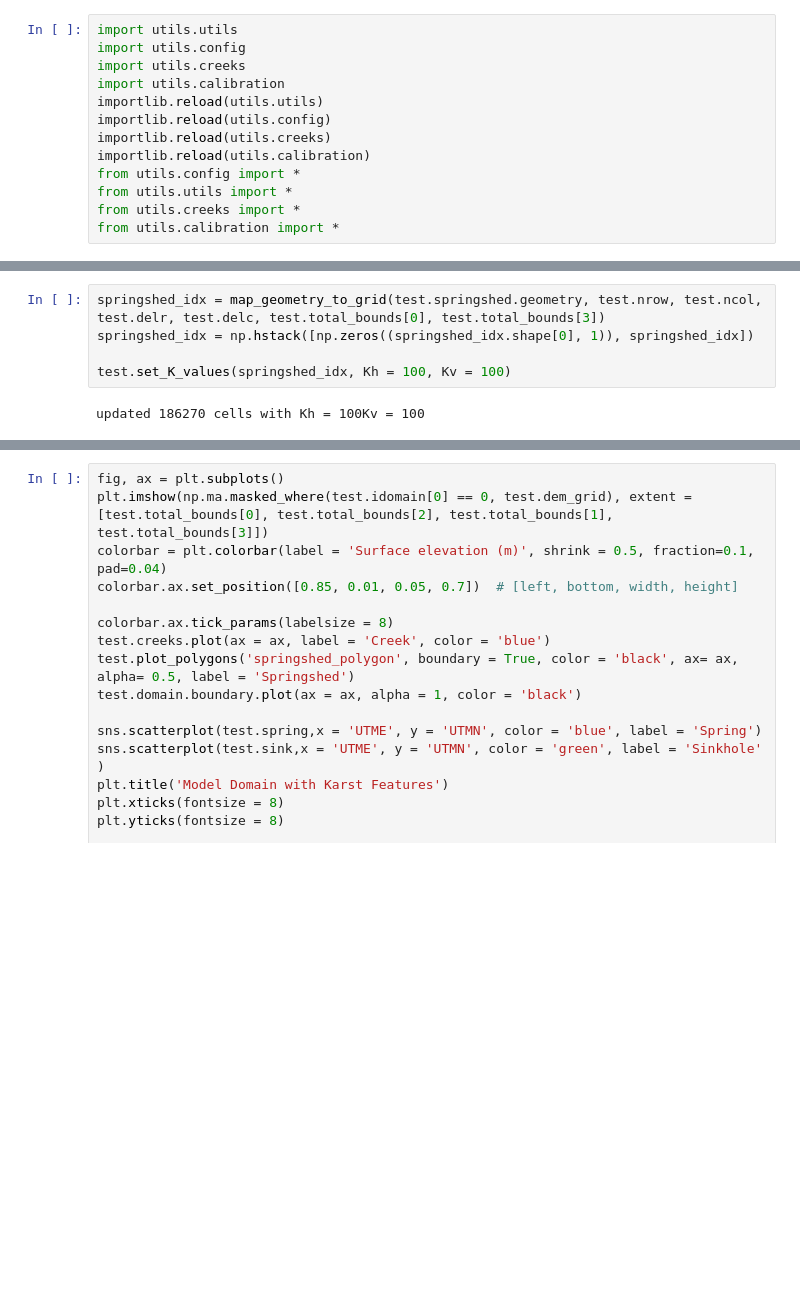
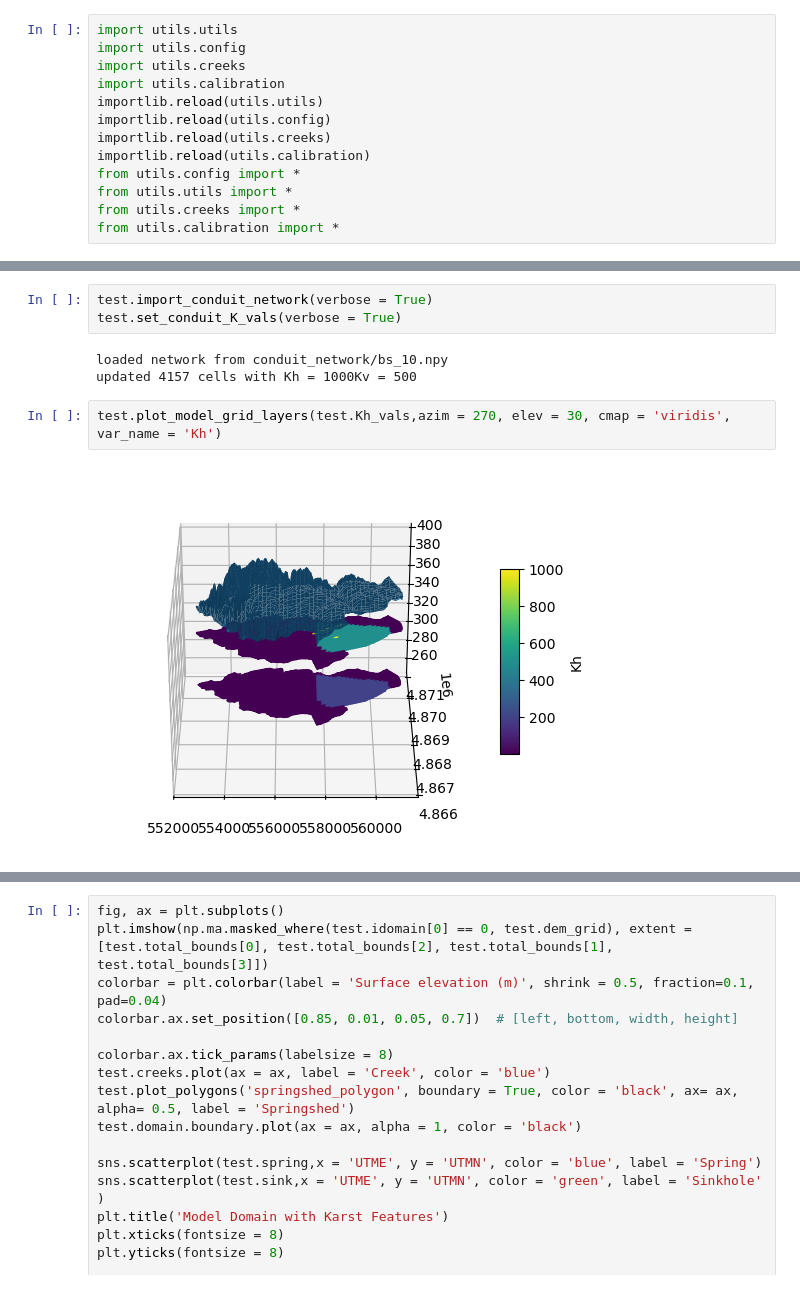
Before and after one commit to jhuang523/UMNBearSpring, a Jupyter notebook: EPM/steady_state/EPM.ipynb, the cells around one changed output, grey strips where cells are left out. Drawn from its saved outputs; the diff is of its cells as text; blank space fills up the shorter version.

```diff
--- a/EPM/steady_state/EPM.ipynb
+++ b/EPM/steady_state/EPM.ipynb
@@ -91,8 +73,11 @@ updated 186270 cells with Kh = 200Kv = 200
 # %%
-springshed_idx = map_geometry_to_grid(test.springshed.geometry, test.nrow, test.ncol, test.delr, test.delc, test.total_bounds[0], test.total_bounds[3])
-springshed_idx = np.hstack([np.zeros((springshed_idx.shape[0], 1)), springshed_idx])
-
-test.set_K_values(springshed_idx, Kh = 100, Kv = 100)
+test.import_conduit_network(verbose = True)
+test.set_conduit_K_vals(verbose = True)
 # %% [output]
-updated 186270 cells with Kh = 100Kv = 100
+loaded network from conduit_network/bs_10.npy
+updated 4157 cells with Kh = 1000Kv = 500
+# %%
+test.plot_model_grid_layers(test.Kh_vals,azim = 270, elev = 30, cmap = 'viridis', var_name = 'Kh')
+# %% [output]
+[figure, added]
 # %%
```
Also changed, not shown: parts of 15 cells of this notebook, 24 other files.
